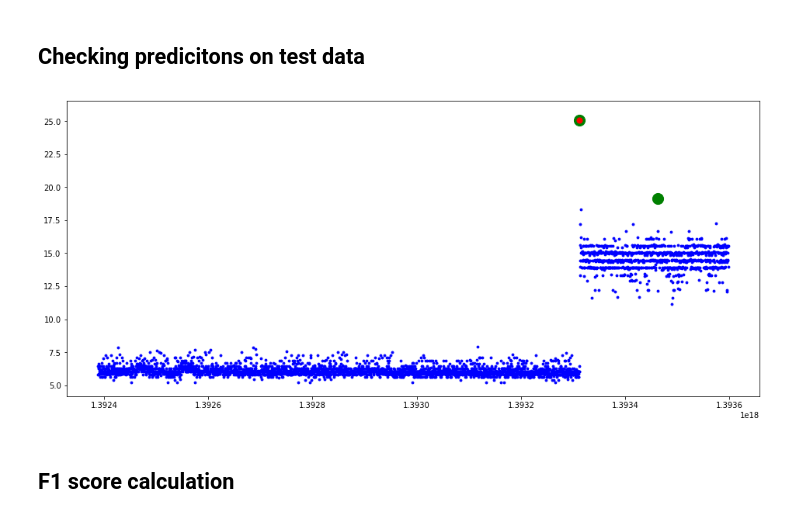
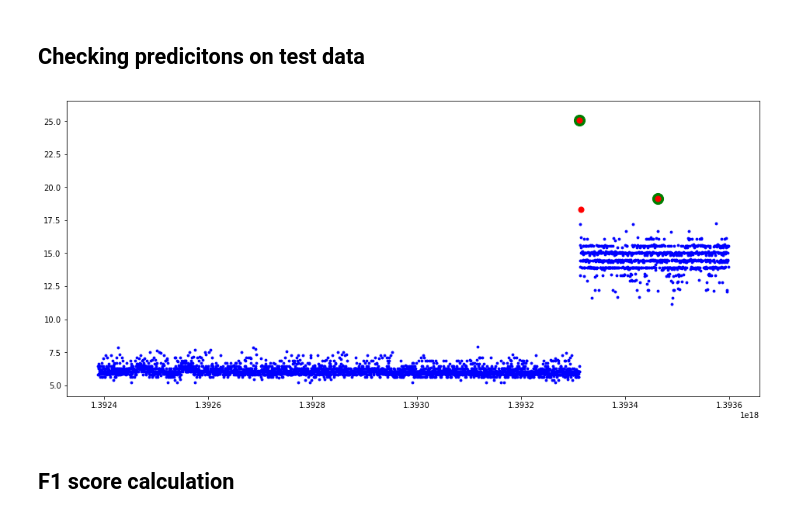
Before and after one commit to Lohika-Labs/time-series-anomaly-detection, a Jupyter notebook: anomaly_AWS.ipynb, the cells around one changed output. Drawn from its saved outputs; the diff is of its cells as text; code cells hidden in the pictures.

Commit message:
training on the filtered dataset

```diff
--- a/anomaly_AWS.ipynb
+++ b/anomaly_AWS.ipynb
@@ -159,24 +161,20 @@ def evaluate_accuracy(data_iterator, model, L):
 # %%
 ctx = mx.cpu()
 
+epochs = 15
+batch_size = 48
 
-epochs = 15
-batch_size = 6
-
-
-training_data_batches = mx.gluon.data.DataLoader(training, batch_size, shuffle=False)
-validation_data_batches = mx.gluon.data.DataLoader(validation, batch_size, shuffle=False)
-
+training_data_batches = mx.gluon.data.DataLoader(
+    training, batch_size, shuffle=False)
+validation_data_batches = mx.gluon.data.DataLoader(
+    validation, batch_size, shuffle=False)
 
 training_mse = []
 validation_mse = []
 
-
 model.collect_params().initialize(mx.init.Xavier(), ctx=ctx)
 
-
 trainer = gluon.Trainer(model.collect_params(), 'sgd', {'learning_rate': 0.01})
-
 
 for epoch in range(epochs):
     print(str(epoch+1))
@@ -232,41 +230,48 @@ def calculate_reconstruction_errors(input_data, L):
         input = data.as_in_context(ctx).reshape((-1, feature_count, 1))
         predicted_value = model(input)
         reconstruction_error = L(predicted_value, input).asnumpy().flatten()
-        reconstruction_errors = np.append(reconstruction_errors, reconstruction_error)
+        reconstruction_errors = np.append(
+            reconstruction_errors, reconstruction_error)
 
     return reconstruction_errors
 # %%
 all_training_data = mx.gluon.data.DataLoader(
     training_data.astype(np.float32), batch_size, shuffle=False)
 
-training_reconstruction_errors = calculate_reconstruction_errors(all_training_data, L)
+training_reconstruction_errors = calculate_reconstruction_errors(
+    all_training_data, L)
 reconstruction_error_threshold = np.mean(training_reconstruction_errors) + 3 * \
-                                 np.std(training_reconstruction_errors)
+    np.std(training_reconstruction_errors)
 # %%
 test_data = data_scaler.fit_transform(
     test_data_frame[features].values.astype(np.float32)
 )
 
-test_data_batches = mx.gluon.data.DataLoader(test_data, batch_size, shuffle=False)
+test_data_batches = mx.gluon.data.DataLoader(
+    test_data, batch_size, shuffle=False)
 
-test_reconstruction_errors = calculate_reconstruction_errors(test_data_batches, L)
+test_reconstruction_errors = calculate_reconstruction_errors(
+    test_data_batches, L)
 
 predicted_test_anomalies = list(
-    map(lambda v: 1 if v > reconstruction_error_threshold else 0, test_reconstruction_errors)
+    map(lambda v: 1 if v > reconstruction_error_threshold else 0,
+        test_reconstruction_errors)
 )
 
 test_data_frame['anomaly_predicted'] = predicted_test_anomalies
 # %%
 figsize(16, 7)
 
 ax = prepare_plot(test_data_frame)
 
-predicted_anomalies = test_data_frame.loc[test_data_frame['anomaly_predicted'] == 1, ['time_epoch', 'value']]
-ax.scatter(predicted_anomalies['time_epoch'], predicted_anomalies['value'], s=50, color='red')
+predicted_anomalies = test_data_frame.loc[test_data_frame['anomaly_predicted'] == 1, [
+    'time_epoch', 'value']]
+ax.scatter(predicted_anomalies['time_epoch'],
+           predicted_anomalies['value'], s=50, color='red')
 
 plt.show()
 # %% [output]
-[figure, old version]
+[figure, new version]
 # %% [markdown]
 ## F1 score calculation
 # %%
```
Also changed, not shown: parts of 16 cells of this notebook.
